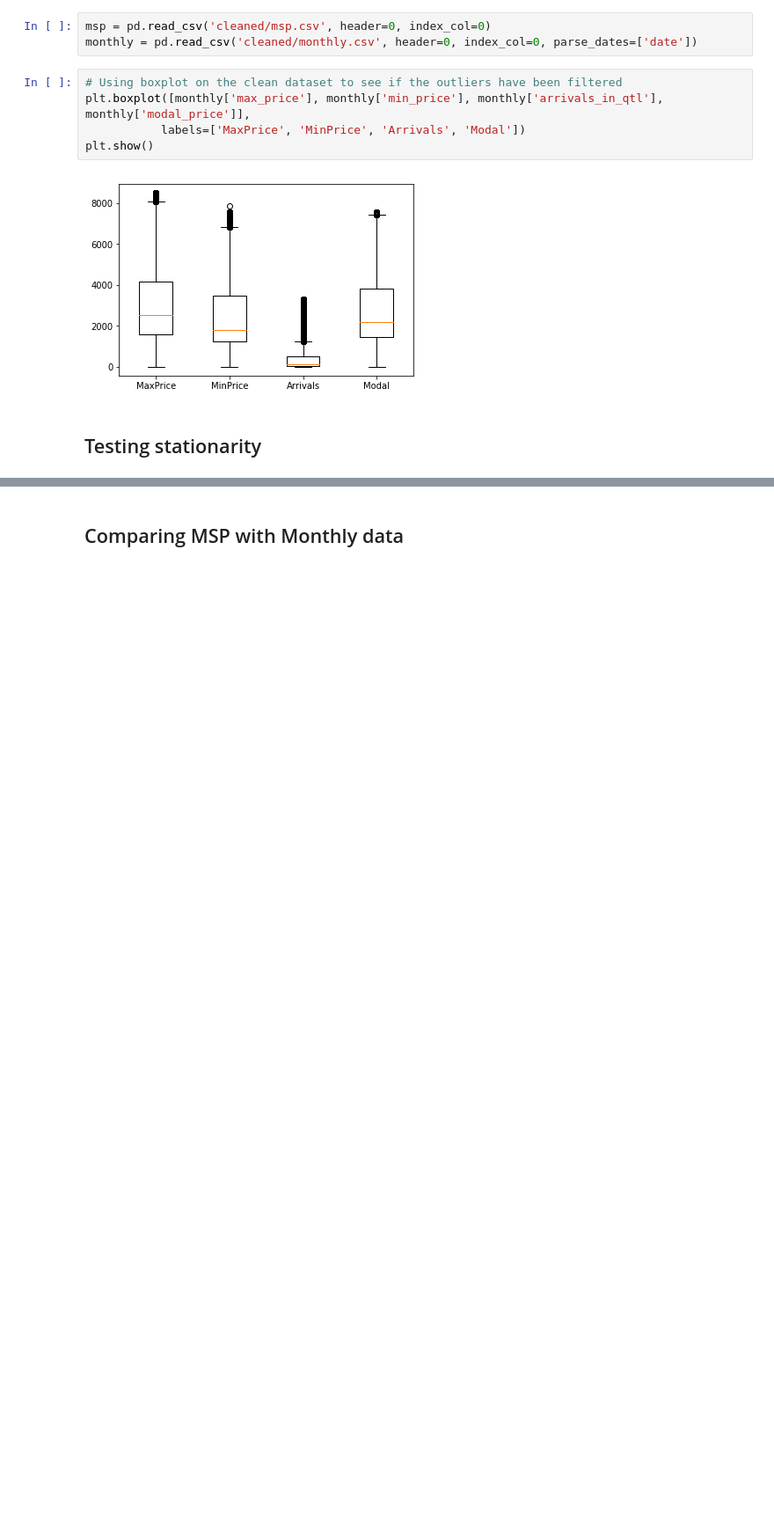
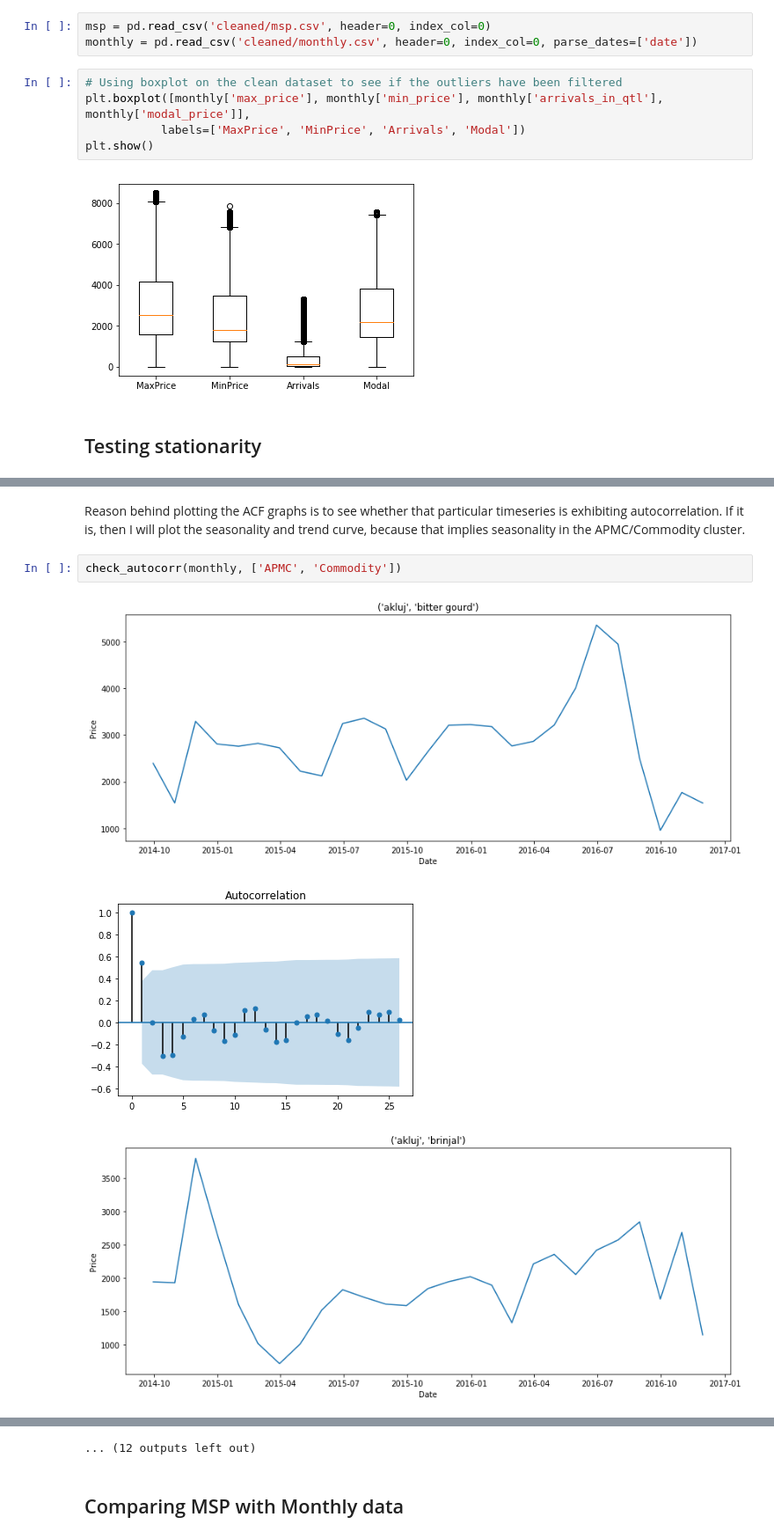
Before and after one commit to bharat-suri/SocialCopsInternChallenge, a Jupyter notebook: APMC.ipynb, the cells around one changed output, grey strips where cells are left out. Shown at 88% size. Saved outputs shown, nothing was run; the diff lists cells and outputs as text; blank space fills up the shorter version.

```diff
--- a/APMC.ipynb
+++ b/APMC.ipynb
@@ -269,0 +263,8 @@ for name, group in monthly.groupby(['APMC', 'Commodity']):
+# %% [markdown]
+Reason behind plotting the ACF graphs is to see whether that particular timeseries is exhibiting autocorrelation. If it is, then I will plot the seasonality and trend curve, because that implies seasonality in the APMC/Commodity cluster.
+# %%
+check_autocorr(monthly, ['APMC', 'Commodity'])
+# %% [output]
+[figure, added]
+[figure, added]
+[figure, added]
@@ -270,3 +280,4 @@ for name, group in monthly.groupby(['APMC', 'Commodity']):
+... (12 outputs left out)
 # %% [markdown]
 ## Comparing MSP with Monthly data
 # %%
```
Also changed, not shown: parts of 3 cells of this notebook.
